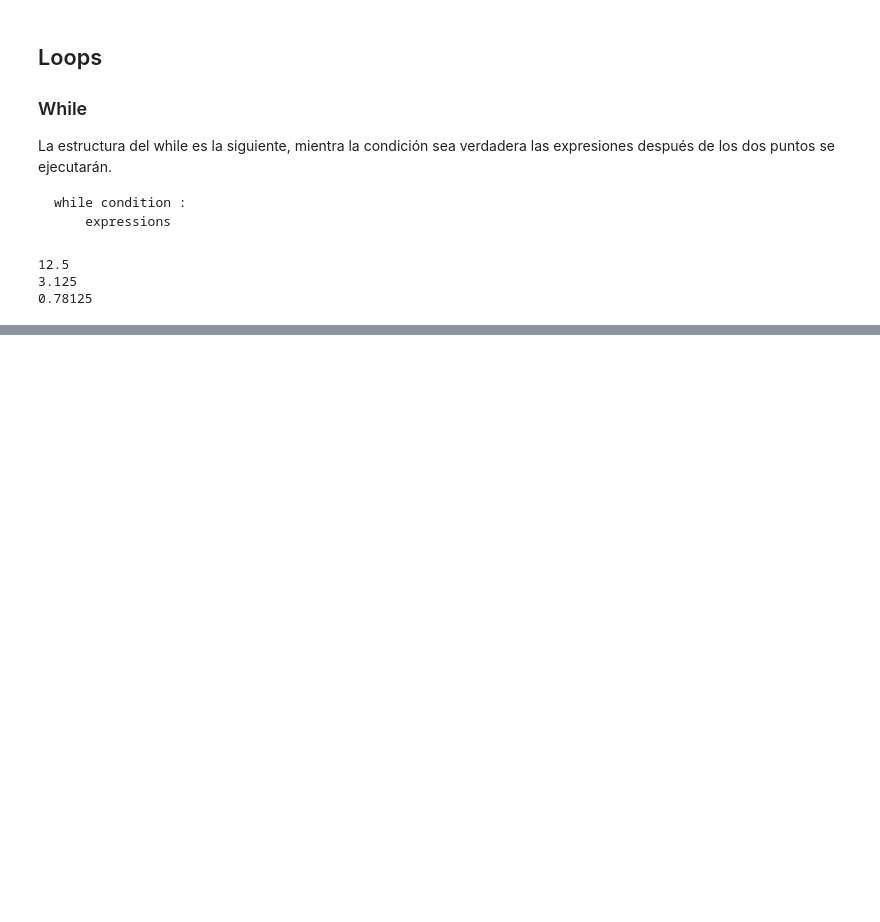
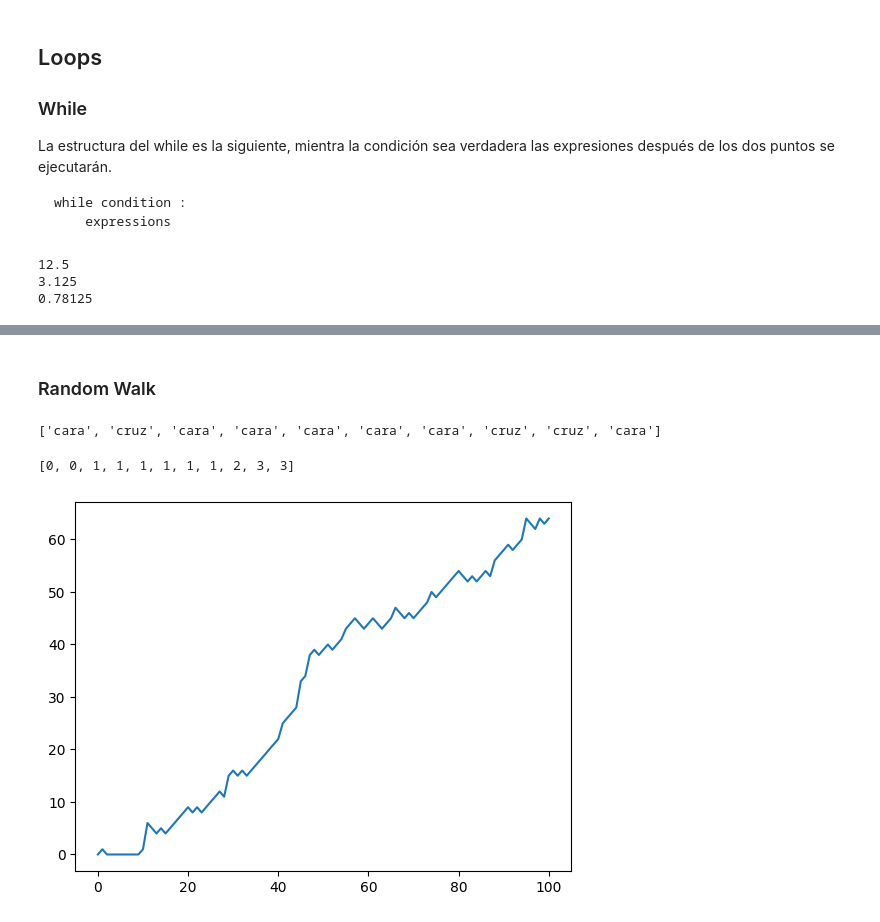
Before and after one commit to AllisonOdette0901/Phyton-Notas, a Jupyter notebook: IntroPhyton.ipynb, the cells around one changed output, grey strips where cells are left out. Cells and saved outputs as stored; diff of their text form; code cells hidden in the pictures; blank space fills up the shorter version.

```diff
--- a/IntroPhyton.ipynb
+++ b/IntroPhyton.ipynb
@@ -1062,0 +1238,28 @@ while error > 1 : #true
+# %% [markdown]
+### Random Walk
+# %%
+#fijamos una semilla
+np.random.seed(123)
+# ARREGLO PARA GUARDARLOS RESULTADOS
+outcomes = []
+for x in range(10):
+  # simulamos el juego de una moneda
+  coin = np.random.randint(0,2) # se genera un número aleatorio 0 o 1
+  if coin == 0:
+    outcomes.append("cara")
+  else:
+    outcomes.append("cruz")
+
+print(outcomes)
+# %% [output]
+['cara', 'cruz', 'cara', 'cara', 'cara', 'cara', 'cara', 'cruz', 'cruz', 'cara']
+# %%
+np.random.seed(123)
+tails = [0]
+for x in range(10):
+  coin = np.random.randint(0,2)
+  tails.append(tails[x] + coin)
+print(tails)
+# el resultado son 11 elementos y el último es la frecuencia en la que cae cruz
+# %% [output]
+[0, 0, 1, 1, 1, 1, 1, 1, 2, 3, 3]
@@ -1062,0 +1314,28 @@ while error > 1 : #true
+# %%
+# ahora vamos a graficar
+# Initialization
+random_walk = [0]
+
+for x in range(100) :
+    step = random_walk[-1]
+    dice = np.random.randint(1,7)
+
+    if dice <= 2:
+        step = max(0, step - 1)
+    elif dice <= 5:
+        step = step + 1
+    else:
+        step = step + np.random.randint(1,7)
+
+    random_walk.append(step)
+
+# Import matplotlib.pyplot as plt
+import matplotlib.pyplot as plt
+
+# Plot random_walk
+plt.plot(random_walk)
+
+# Show the plot
+plt.show()
+# %% [output]
+[figure, added]
```
Also changed, not shown: parts of 27 cells of this notebook.
